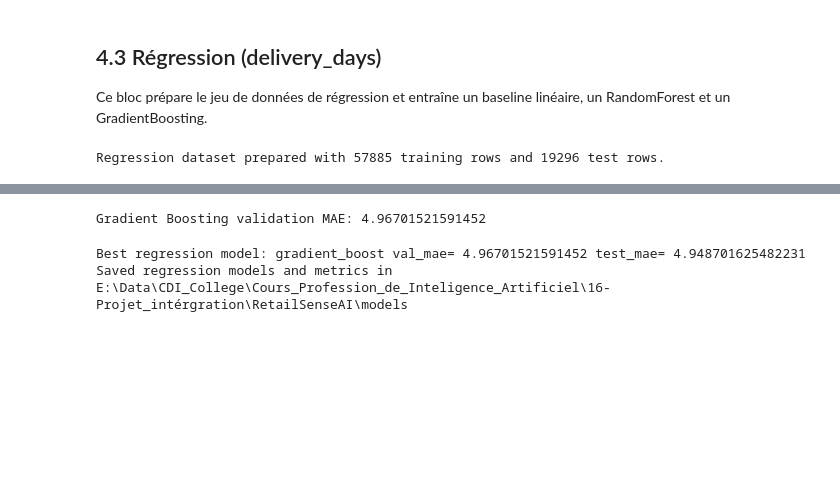
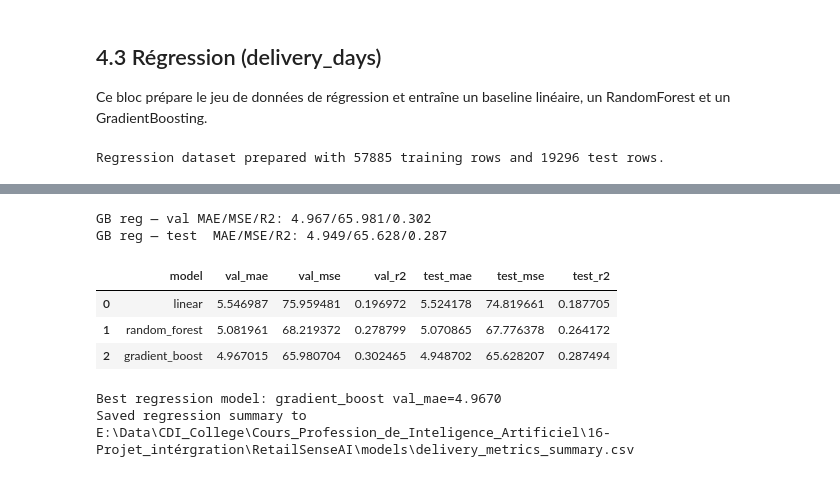
Before and after one commit to AlucardBL00D/PROJET-INTEGRATION-RetailSense_AI, a Jupyter notebook: notebooks/Phase_4_Machine_learning.ipynb, the cells around one changed output, grey strips where cells are left out. Drawn from its saved outputs; the diff is of its cells as text; code cells hidden in the pictures; blank space fills up the shorter version.

```diff
--- a/notebooks/Phase_4_Machine_learning.ipynb
+++ b/notebooks/Phase_4_Machine_learning.ipynb
@@ -506,27 +696,70 @@ gb_param_reg = {'reg__n_estimators':[100,200], 'reg__learning_rate':[0.05,0.1],
 gb_grid_reg = GridSearchCV(gb_pipe_reg, gb_param_reg, cv=3, scoring='neg_mean_absolute_error', n_jobs=-1)
 gb_grid_reg.fit(X_train_reg, y_train_reg)
 gb_best_reg = gb_grid_reg.best_estimator_
+
 y_val_pred = gb_best_reg.predict(X_val_reg)
+y_test_pred = gb_best_reg.predict(X_test_reg)
+
 gb_mae = mean_absolute_error(y_val_reg, y_val_pred)
-regression_results['gradient_boost'] = {'model': gb_best_reg, 'mae': gb_mae}
+gb_mse = mean_squared_error(y_val_reg, y_val_pred)
+gb_r2 = r2_score(y_val_reg, y_val_pred)
+
+test_mae = mean_absolute_error(y_test_reg, y_test_pred)
+test_mse = mean_squared_error(y_test_reg, y_test_pred)
+test_r2 = r2_score(y_test_reg, y_test_pred)
+
+regression_results['gradient_boost'] = {
+    'model': gb_best_reg,
+    'val_mae': gb_mae, 'val_mse': gb_mse, 'val_r2': gb_r2,
+    'test_mae': test_mae, 'test_mse': test_mse, 'test_r2': test_r2
+}
+
 joblib.dump(gb_best_reg, MODELS / 'delivery_gradient_boost.joblib')
-print('Gradient Boosting validation MAE:', gb_mae)
+print(f"GB reg — val MAE/MSE/R2: {gb_mae:.3f}/{gb_mse:.3f}/{gb_r2:.3f}")
+print(f"GB reg — test  MAE/MSE/R2: {test_mae:.3f}/{test_mse:.3f}/{test_r2:.3f}")
 # %% [output]
-Gradient Boosting validation MAE: 4.96701521591452
+GB reg — val MAE/MSE/R2: 4.967/65.981/0.302
+GB reg — test  MAE/MSE/R2: 4.949/65.628/0.287
 # %%
-# Évaluation finale régression et sauvegarde des métriques
-best_reg_name = min(regression_results, key=lambda name: regression_results[name]['mae'])
-best_reg_model = regression_results[best_reg_name]['model']
-y_test_pred = best_reg_model.predict(X_test_reg)
-test_mae = mean_absolute_error(y_test_reg, y_test_pred)
+reg_rows = []
+for name, res in regression_results.items():
+    model = res.get("model")
+    if model is None:
+        continue
+    y_val_pred = model.predict(X_val_reg)
+    y_test_pred = model.predict(X_test_reg)
 
-summary_reg = []
-for name, result in regression_results.items():
-    summary_reg.append({'model': name, 'val_mae': result['mae']})
-pd.DataFrame(summary_reg).to_csv(MODELS / 'delivery_metrics_summary.csv', index=False)
-joblib.dump(best_reg_model, MODELS / 'delivery_best.joblib')
-print('Best regression model:', best_reg_name, 'val_mae=', regression_results[best_reg_name]['mae'], 'test_mae=', test_mae)
-print('Saved regression models and metrics in', MODELS)
+    val_mae = mean_absolute_error(y_val_reg, y_val_pred)
+    val_mse = mean_squared_error(y_val_reg, y_val_pred)
+    val_r2 = r2_score(y_val_reg, y_val_pred)
+
+    test_mae = mean_absolute_error(y_test_reg, y_test_pred)
+    test_mse = mean_squared_error(y_test_reg, y_test_pred)
+    test_r2 = r2_score(y_test_reg, y_test_pred)
+
+    reg_rows.append({
+        "model": name,
+        "val_mae": val_mae, "val_mse": val_mse, "val_r2": val_r2,
+        "test_mae": test_mae, "test_mse": test_mse, "test_r2": test_r2
+    })
+
+reg_df = pd.DataFrame(reg_rows)
+reg_df.to_csv(MODELS / "delivery_metrics_summary.csv", index=False)
+display(reg_df)
+
+if not reg_df.empty:
+    best_idx = reg_df["val_mae"].idxmin()
+    best_reg_name = reg_df.loc[best_idx, "model"]
+    best_reg_model = regression_results[best_reg_name]["model"]
+    joblib.dump(best_reg_model, MODELS / "delivery_best.joblib")
+    print(f"Best regression model: {best_reg_name} val_mae={reg_df.loc[best_idx,'val_mae']:.4f}")
+else:
+    print("Aucun résultat regression à résumer.")
+print("Saved regression summary to", MODELS / "delivery_metrics_summary.csv")
 # %% [output]
+|  | model | val_mae | val_mse | val_r2 | test_mae | test_mse | test_r2 |
+| 0 | linear | 5.546987 | 75.959481 | 0.196972 | 5.524178 | 74.819661 | 0.187705 |
+| 1 | random_forest | 5.081961 | 68.219372 | 0.278799 | 5.070865 | 67.776378 | 0.264172 |
+| 2 | gradient_boost | 4.967015 | 65.980704 | 0.302465 | 4.948702 | 65.628207 | 0.287494 |
-Best regression model: gradient_boost val_mae= 4.96701521591452 test_mae= 4.948701625482231
-Saved regression models and metrics in E:\Data\CDI_College\Cours_Profession_de_Inteligence_Artificiel\16- Projet_intérgration\RetailSenseAI\models
+Best regression model: gradient_boost val_mae=4.9670
+Saved regression summary to E:\Data\CDI_College\Cours_Profession_de_Inteligence_Artificiel\16- Projet_intérgration\RetailSenseAI\models\delivery_metrics_summary.csv
```
Also changed, not shown: parts of 10 cells of this notebook, 10 other files.
